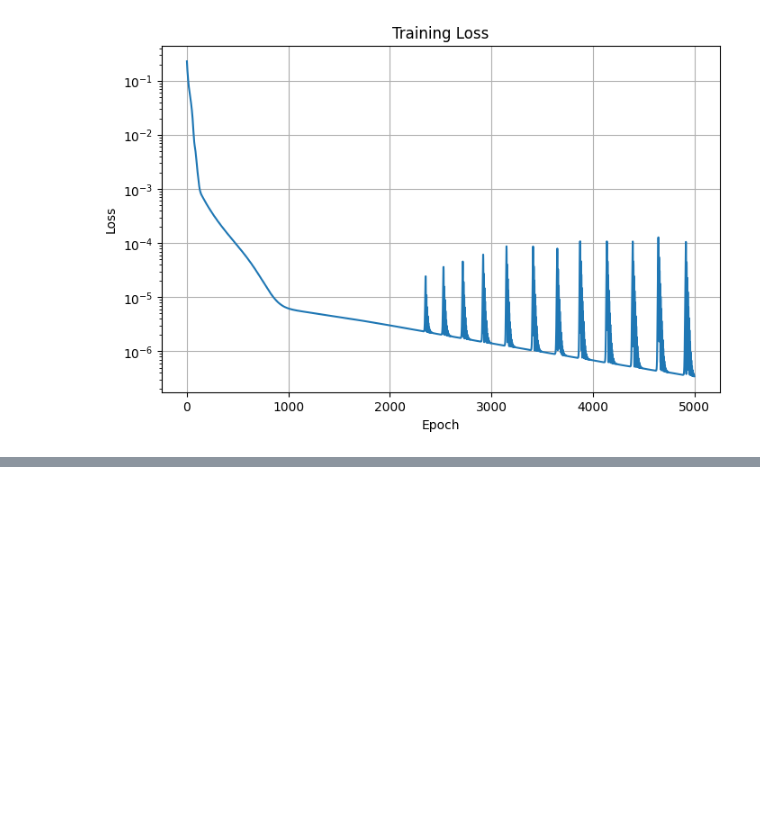
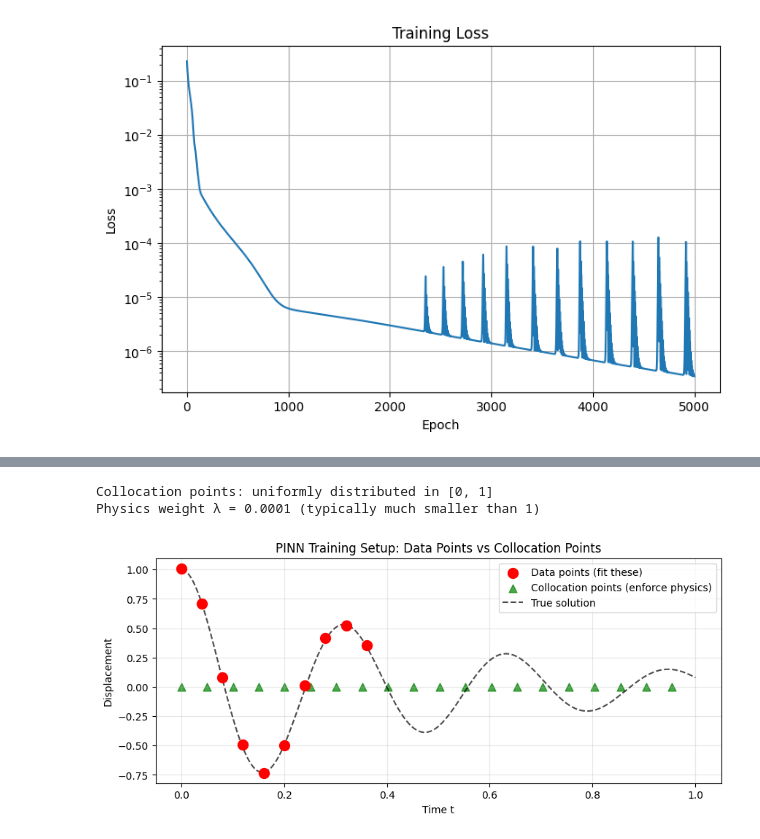
Before and after one commit to troyc03/sci-ml, a Jupyter notebook: src/pinns.ipynb, the cells around one changed output, grey strips where cells are left out. Saved outputs shown, nothing was run; the diff lists cells and outputs as text; code cells hidden in the pictures; blank space fills up the shorter version.

```diff
--- a/src/pinns.ipynb
+++ b/src/pinns.ipynb
@@ -384,0 +570,78 @@ compute_derivatives_demo()
+# %%
+def train_pinn(model, t_data, u_data, t_colloc, m, c, k,
+               epochs=10000, lr=1e-3, lambda_physics=1e-4):
+    """
+    Train a Physics-Informed Neural Network
+
+    Args:
+        model: Neural network
+        t_data, u_data: Training data points
+        t_colloc: Collocation points for physics
+        m, c, k: Physical parameters
+        lambda_physics: Balance parameter between data and physics
+    """
+    optimizer = optim.Adam(model.parameters(), lr=lr)
+    criterion = nn.MSELoss()
+
+    # Storage for loss history
+    data_losses = []
+    physics_losses = []
+    total_losses = []
+
+    print(f"Training PINN with λ = {lambda_physics}")
+    print(f"Data points: {len(t_data)}, Collocation points: {len(t_colloc)}")
+
+    pbar = tqdm(range(epochs), desc="Training PINN")
+    for epoch in pbar:
+        optimizer.zero_grad()
+
+        # Data loss: how well do we fit the measurements?
+        u_pred_data = model(t_data)
+        loss_data = criterion(u_pred_data, u_data)
+
+        # Physics loss: how well do we satisfy the ODE?
+        loss_physics = physics_loss(model, t_colloc, m, c, k)
+
+        # Total loss: balance data fitting and physics
+        total_loss = loss_data + lambda_physics * loss_physics
+
+        # Backpropagation
+        total_loss.backward()
+        optimizer.step()
+
+        # Store losses
+        data_losses.append(loss_data.item())
+        physics_losses.append(loss_physics.item())
+        total_losses.append(total_loss.item())
+
+        if (epoch + 1) % 2000 == 0:
+            pbar.set_postfix({'Loss': f'{loss_data.item():.6f}',
+                              'Physics': f'{loss_physics.item():.6f}',
+                              'Total': f'{total_loss.item():.6f}'})
+
+    return data_losses, physics_losses, total_losses
+
+# Setup for PINN training
+n_colloc = 200  # Number of collocation points
+t_colloc = torch.linspace(0, 1, n_colloc).reshape(-1, 1)
+lambda_physics = 1e-4  # Balance parameter
+
+print(f"Collocation points: uniformly distributed in [0, 1]")
+print(f"Physics weight λ = {lambda_physics} (typically much smaller than 1)")
+
+# Visualize training setup
+plt.figure(figsize=(10, 4))
+plt.scatter(t_data, u_data_noisy, color='red', s=100, zorder=5, label='Data points (fit these)')
+plt.scatter(t_colloc.numpy().flatten()[::10], np.zeros(len(t_colloc[::10])),
+            color='green', marker='^', s=60, alpha=0.7, label='Collocation points (enforce physics)')
+plt.plot(t_exact, u_exact, 'k--', alpha=0.7, label='True solution')
+plt.xlabel('Time t')
+plt.ylabel('Displacement')
+plt.title('PINN Training Setup: Data Points vs Collocation Points')
+plt.legend()
+plt.grid(True, alpha=0.3)
+plt.show()
+# %% [output]
+Collocation points: uniformly distributed in [0, 1]
+Physics weight λ = 0.0001 (typically much smaller than 1)
+[figure, added]
```
Also changed, not shown: parts of 11 cells of this notebook.
